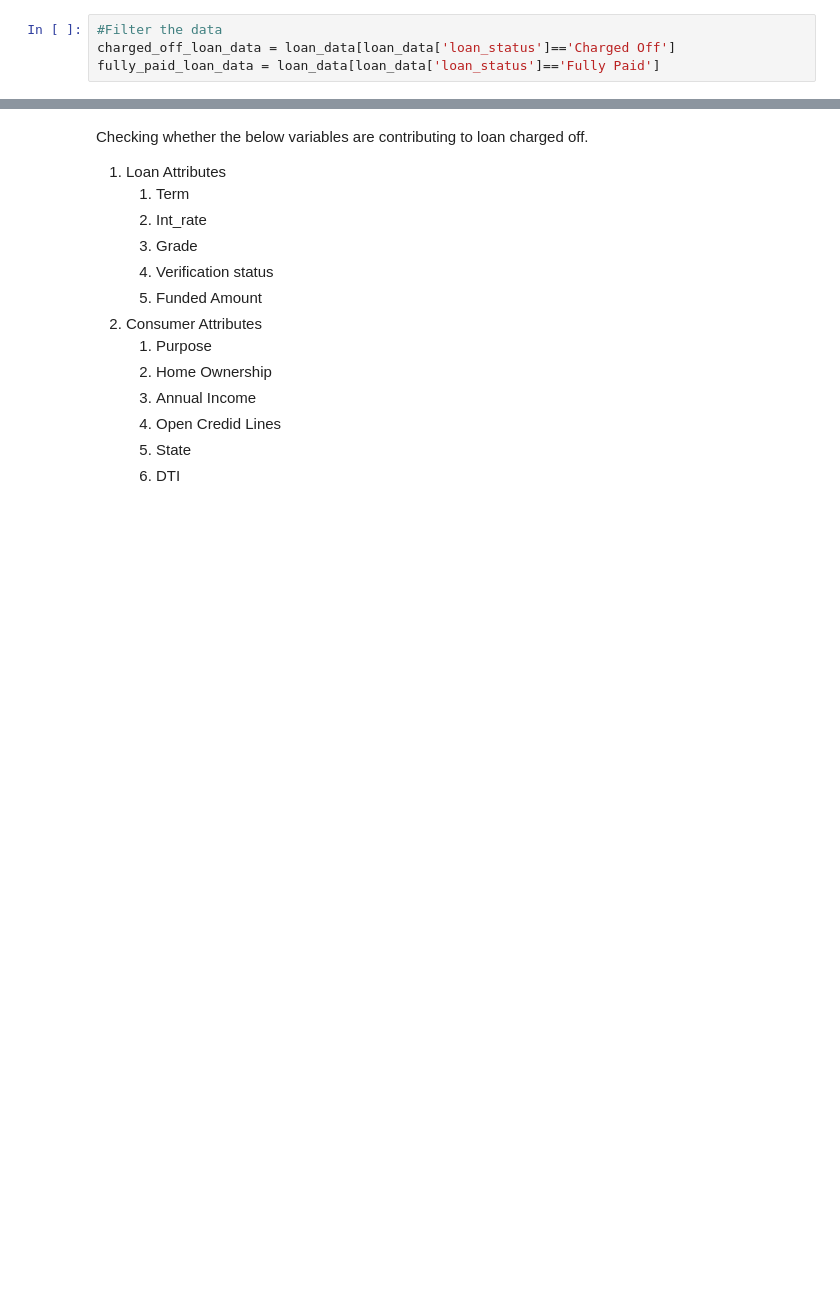
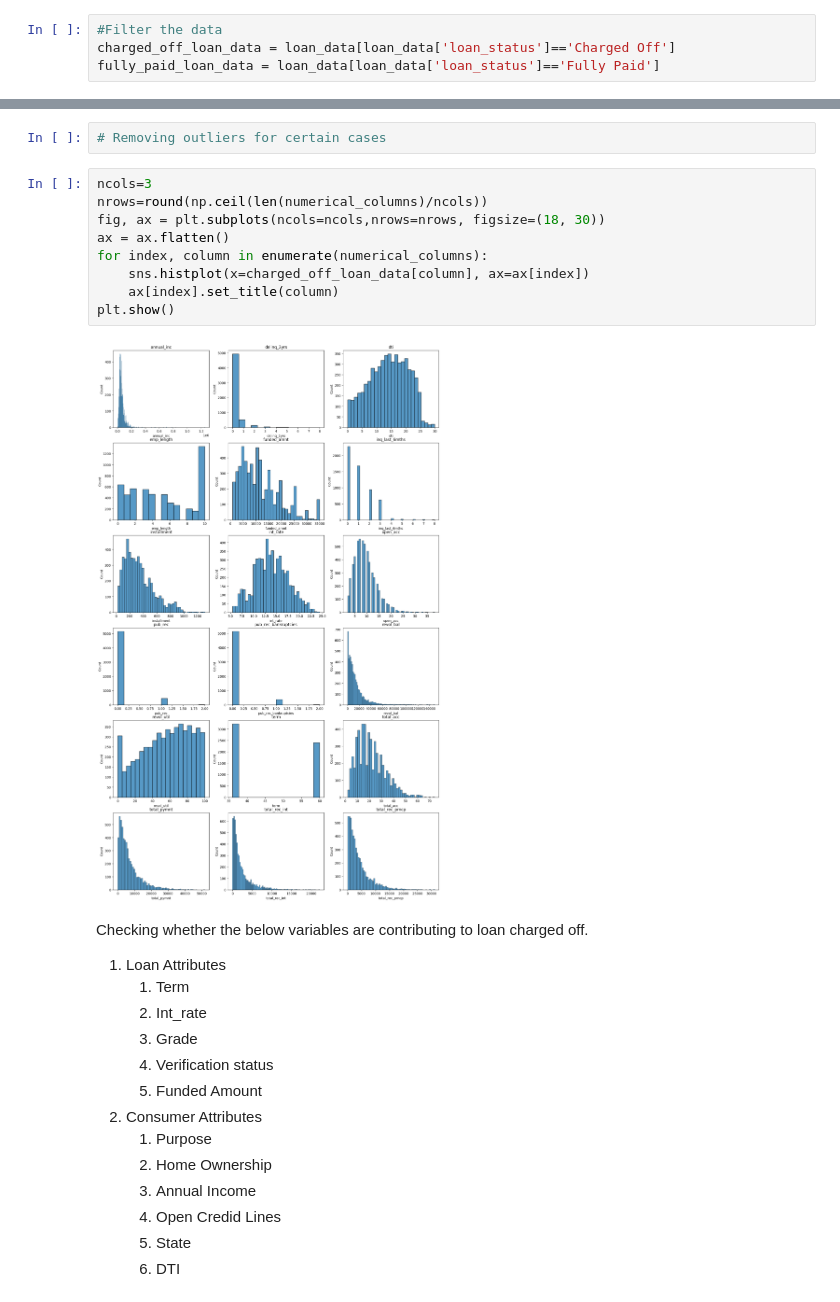
Before and after one commit to anandtv04/lending-case-study, a Jupyter notebook: lending-case-study-ankur_anand.ipynb, the cells around one changed output, grey strips where cells are left out. Cells and saved outputs as stored; diff of their text form; blank space fills up the shorter version.

```diff
--- a/lending-case-study-ankur_anand.ipynb
+++ b/lending-case-study-ankur_anand.ipynb
@@ -302,3 +453,16 @@ fully_paid_loan_data = loan_data[loan_data['loan_status']=='Fully Paid']
+# %%
+# Removing outliers for certain cases
+# %%
+ncols=3
+nrows=round(np.ceil(len(numerical_columns)/ncols))
+fig, ax = plt.subplots(ncols=ncols,nrows=nrows, figsize=(18, 30))
+ax = ax.flatten()
+for index, column in enumerate(numerical_columns):
+    sns.histplot(x=charged_off_loan_data[column], ax=ax[index])
+    ax[index].set_title(column)
+plt.show()
+# %% [output]
+[figure, added]
 # %% [markdown]
 Checking whether the below variables are contributing to loan charged off.
 1. Loan Attributes
```
Also changed, not shown: parts of 50 cells of this notebook.
